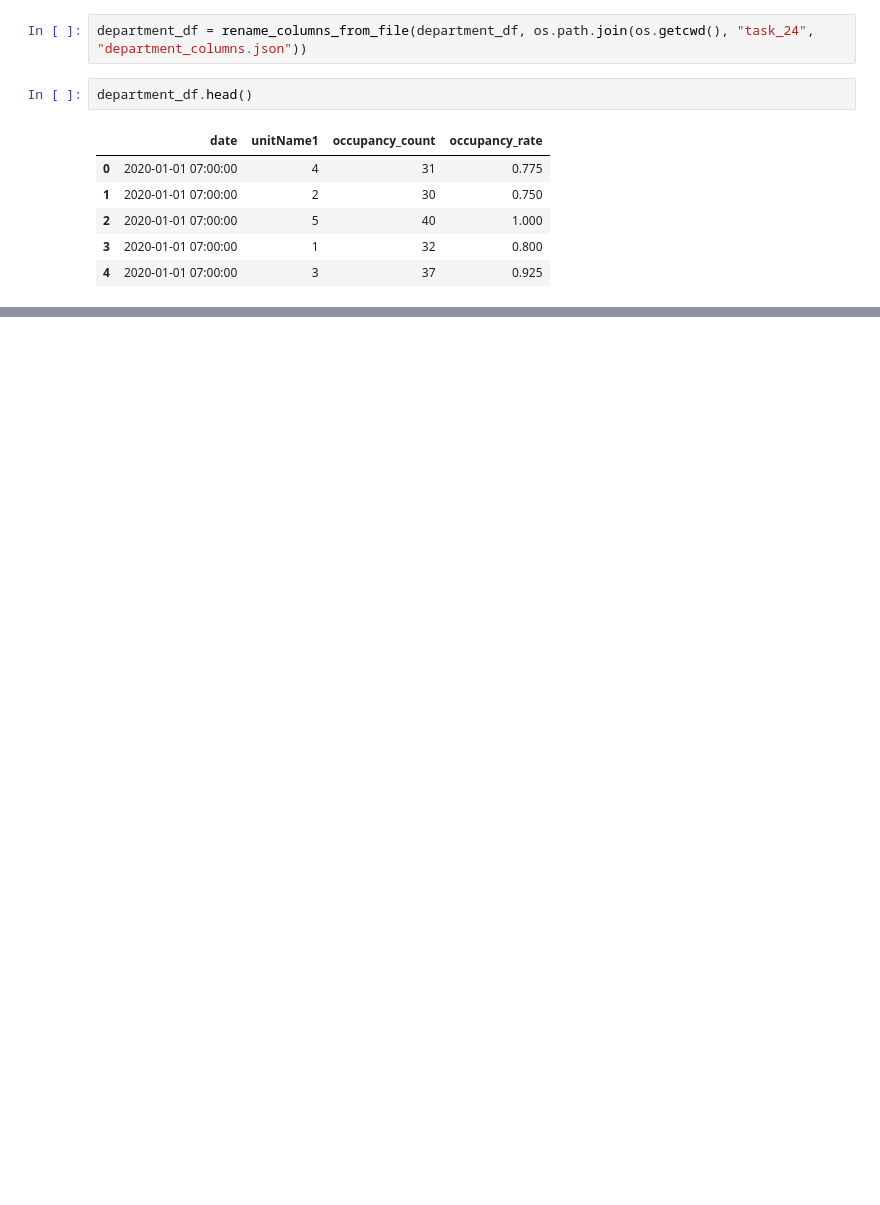
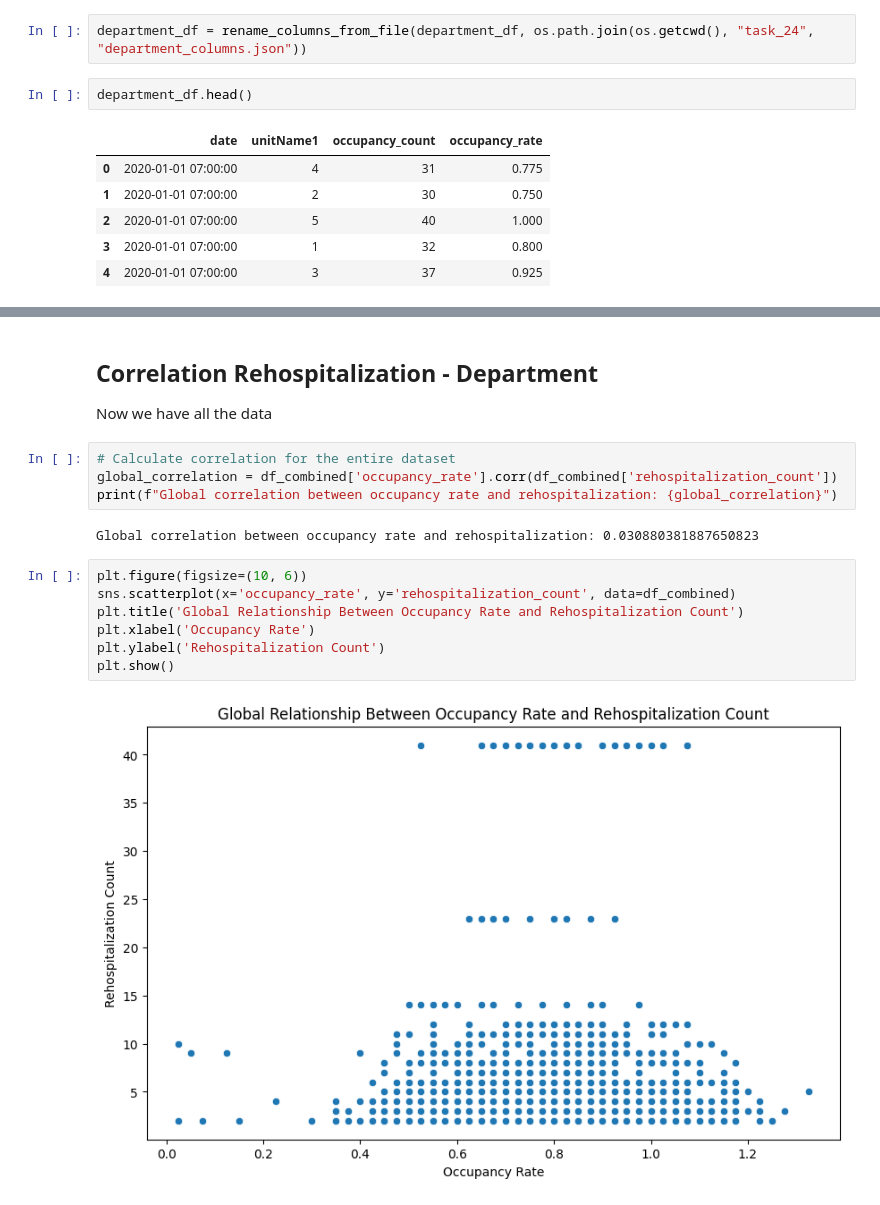
Before and after one commit to RyanWri/data-science2-lab-final-project, a Jupyter notebook: src/team_1/team_1_results.ipynb, the cells around one changed output, grey strips where cells are left out. Saved outputs shown, nothing was run; the diff lists cells and outputs as text; blank space fills up the shorter version.

```diff
--- a/src/team_1/team_1_results.ipynb
+++ b/src/team_1/team_1_results.ipynb
@@ -239,0 +251,19 @@ dtype: object
+# %% [markdown]
+## Correlation Rehospitalization - Department
+
+Now we have all the data
+# %%
+# Calculate correlation for the entire dataset
+global_correlation = df_combined['occupancy_rate'].corr(df_combined['rehospitalization_count'])
+print(f"Global correlation between occupancy rate and rehospitalization: {global_correlation}")
+# %% [output]
+Global correlation between occupancy rate and rehospitalization: 0.030880381887650823
+# %%
+plt.figure(figsize=(10, 6))
+sns.scatterplot(x='occupancy_rate', y='rehospitalization_count', data=df_combined)
+plt.title('Global Relationship Between Occupancy Rate and Rehospitalization Count')
+plt.xlabel('Occupancy Rate')
+plt.ylabel('Rehospitalization Count')
+plt.show()
+# %% [output]
+[figure, added]
```
Also changed, not shown: parts of 33 cells of this notebook, 1 other file.
